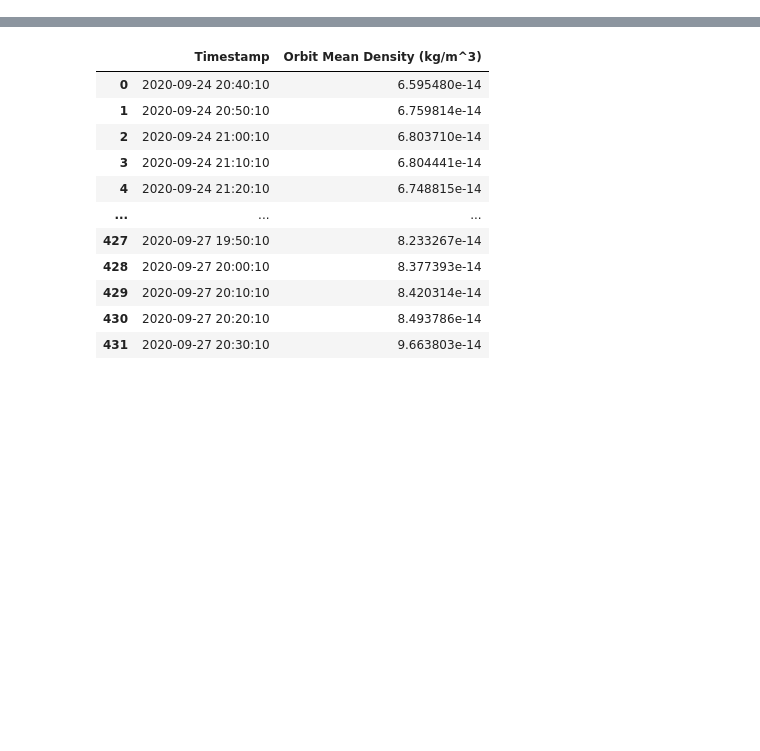
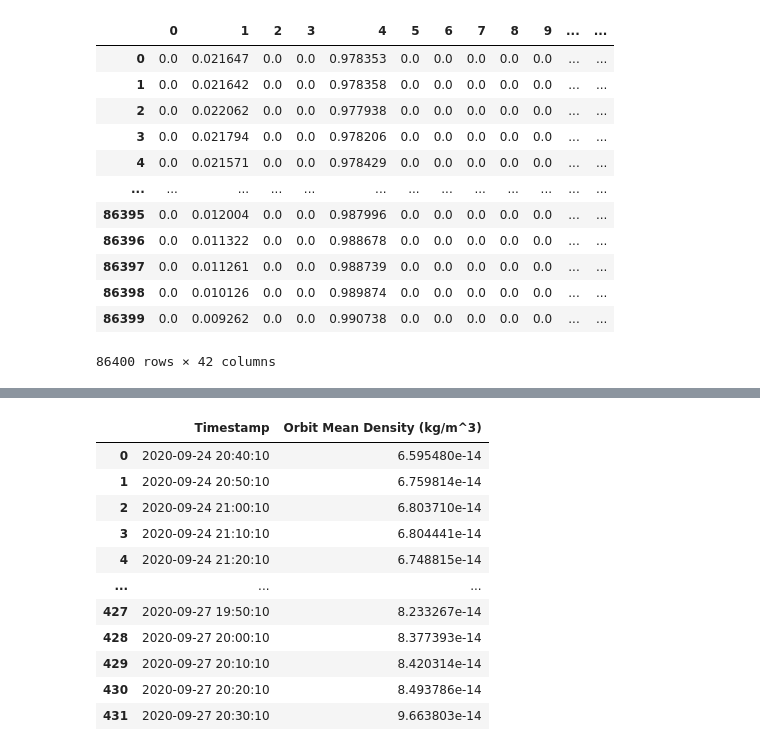
Before and after one commit to Ardrito/AI_challenge, a Jupyter notebook: viewData.ipynb, the cells around one changed output, grey strips where cells are left out. Drawn from its saved outputs; the diff is of its cells as text; code cells hidden in the pictures; blank space fills up the shorter version.

Commit message:
First batch data load working

```diff
--- a/viewData.ipynb
+++ b/viewData.ipynb
@@ -14,6 +89,23 @@ from tqdm.notebook import tqdm
 # %%
 goes_test = pd.read_csv('data/dataset/test/goes/goes-00000-20000603_to_20000802.csv')
 goes_test['Timestamp'] = pd.to_datetime(goes_test['Timestamp'])
+
+goes_test = pd.DataFrame(normalize(goes_test.iloc[:,1:].fillna(0.0).values, norm='l1'))
+goes_test
+# %% [output]
+|  | 0 | 1 | 2 | 3 | 4 | 5 | 6 | 7 | 8 | 9 | ... | ... |
+| 0 | 0.0 | 0.021647 | 0.0 | 0.0 | 0.978353 | 0.0 | 0.0 | 0.0 | 0.0 | 0.0 | ... | ... |
+| 1 | 0.0 | 0.021642 | 0.0 | 0.0 | 0.978358 | 0.0 | 0.0 | 0.0 | 0.0 | 0.0 | ... | ... |
+| 2 | 0.0 | 0.022062 | 0.0 | 0.0 | 0.977938 | 0.0 | 0.0 | 0.0 | 0.0 | 0.0 | ... | ... |
+| 3 | 0.0 | 0.021794 | 0.0 | 0.0 | 0.978206 | 0.0 | 0.0 | 0.0 | 0.0 | 0.0 | ... | ... |
+| 4 | 0.0 | 0.021571 | 0.0 | 0.0 | 0.978429 | 0.0 | 0.0 | 0.0 | 0.0 | 0.0 | ... | ... |
+| ... | ... | ... | ... | ... | ... | ... | ... | ... | ... | ... | ... | ... |
+| 86395 | 0.0 | 0.012004 | 0.0 | 0.0 | 0.987996 | 0.0 | 0.0 | 0.0 | 0.0 | 0.0 | ... | ... |
+| 86396 | 0.0 | 0.011322 | 0.0 | 0.0 | 0.988678 | 0.0 | 0.0 | 0.0 | 0.0 | 0.0 | ... | ... |
+| 86397 | 0.0 | 0.011261 | 0.0 | 0.0 | 0.988739 | 0.0 | 0.0 | 0.0 | 0.0 | 0.0 | ... | ... |
+| 86398 | 0.0 | 0.010126 | 0.0 | 0.0 | 0.989874 | 0.0 | 0.0 | 0.0 | 0.0 | 0.0 | ... | ... |
+| 86399 | 0.0 | 0.009262 | 0.0 | 0.0 | 0.990738 | 0.0 | 0.0 | 0.0 | 0.0 | 0.0 | ... | ... |
+86400 rows × 42 columns
 # %%
 goes_df = goes_test.set_index('Timestamp').resample('0.25H').interpolate('time')
 goes_df
```
Also changed, not shown: parts of 6 cells of this notebook, 2 other files.
